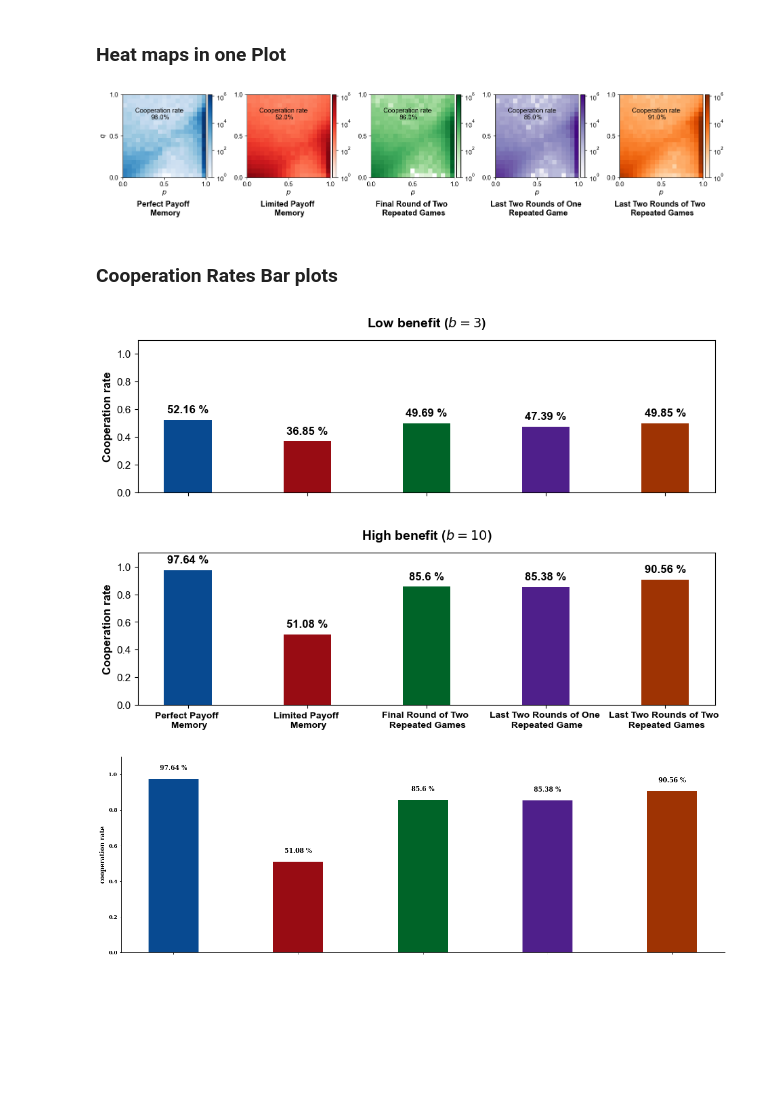
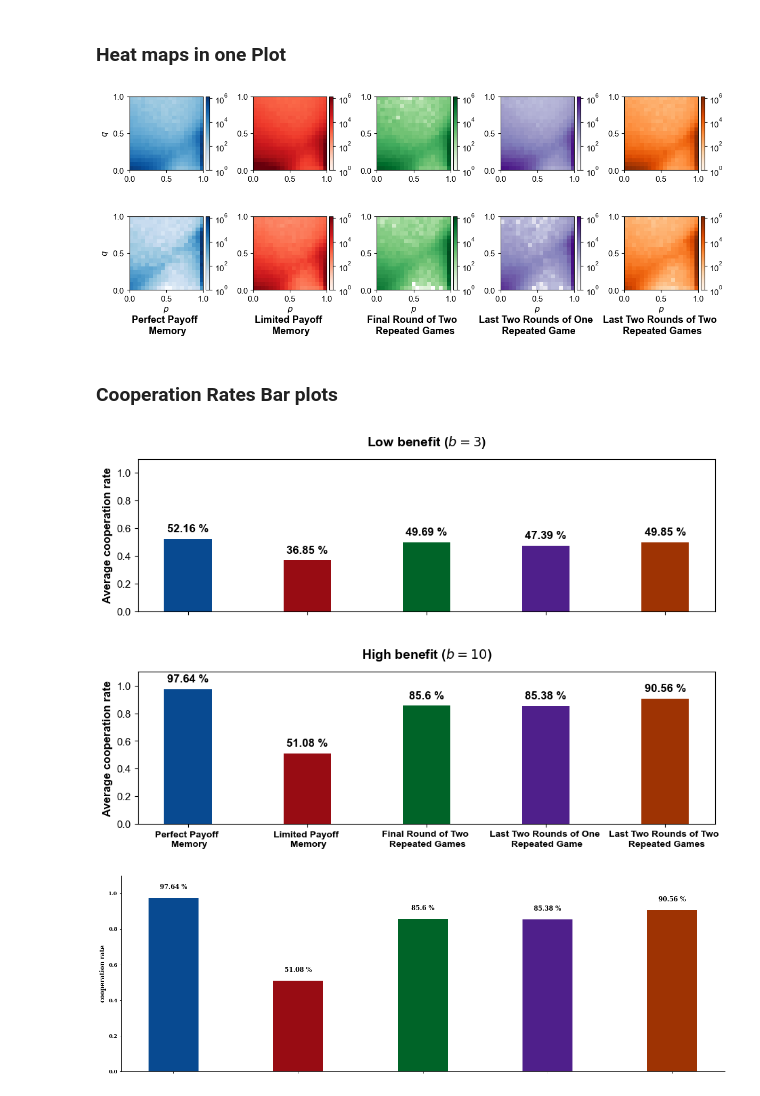
Before and after one commit to Nikoleta-v3/evolution-of-cooperation-with-limited-updating-payoff-memory, a Jupyter notebook: nbs/Donation Game More Memory.ipynb, the cells around one changed output. Cells and saved outputs as stored; diff of their text form; code cells hidden in the pictures; blank space fills up the shorter version.

Commit message:
working on SI figures

```diff
--- a/nbs/Donation Game More Memory.ipynb
+++ b/nbs/Donation Game More Memory.ipynb
@@ -233,6 +233,13 @@ high_benefit_files = [
          "../to_archieve/clean_two_opponents_benefit_10.csv",
          "../to_archieve/clean_two_rounds_benefit_10.csv",
          "../to_archieve/clean_two_rounds_opponents_benefit_10.csv"]
+# %%
+low_benefit_files = [
+         "../to_archieve/perfect_memory/clean_c_1_b_3_stochastic_0.csv",
+         "../to_archieve/limited_memory/clean_last_round_b_3.csv",
+         "../to_archieve/clean_two_opponents_benefit_3.csv",
+         "../to_archieve/clean_two_rounds_low_benefit_fix.csv",
+         "../to_archieve/clean_two_rounds_opponents_benefit_3.csv"]
 # %%
 heatmaps = []
 
@@ -241,7 +248,7 @@ extents = []
 dfs = []
 
 
-for file in high_benefit_files:
+for file in low_benefit_files + high_benefit_files:
     df = pd.read_csv(file)
     if file == "../to_archieve/limited_memory/clean_last_round_b_10.csv":
         df = df[df.index < 54141]
@@ -262,48 +269,49 @@ for file in high_benefit_files:
     heatmaps.append(heatmap)
     extents.append(extent)
 # %%
-fig, axes = plt.subplots(ncols=5, nrows=1, figsize=(15, 10))
+fig, axes = plt.subplots(ncols=5, nrows=2, figsize=(12, 5.5))
 
 
-cooperation_rates = [round(sum(df['average cooperation rate'] * (df['frequencies'] / sum(df['frequencies']))), 2)
-                     for df in dfs]
+# cooperation_rates = [round(sum(df['average cooperation rate'] * (df['frequencies'] / sum(df['frequencies']))), 2)
+#                      for df in dfs]
 
 for i, heatmap in enumerate(heatmaps):
 
-    index = (i % 5)
+    index = int(i / 5), (i % 5)
 
     im = axes[index].imshow(heatmap.T, extent=extent, origin="lower",
-                            cmap=cmaps[i],
+                            cmap=cmaps[(i % 5)],
                             norm=colors.LogNorm(vmin=min_, vmax=max_))
 
     divider = make_axes_locatable(axes[index])
     cax = divider.append_axes('right', size='5%', pad=0.05)
     fig.colorbar(im, cax=cax, orientation='vertical')
 
     axes[index].set_xticks(np.linspace(0, 1, 3))
     axes[index].set_yticks(np.linspace(0, 1, 3));
-    axes[index].set_xlabel("$p$")
+    if index[0] == 1:
+        axes[index].set_xlabel("$p$")
 
 
-    axes[index].text(0.45, 0.7, "Cooperation rate \n" + str(round(cooperation_rates[i] * 100, 2)) + '%',
-                     horizontalalignment='center')
+#     axes[index].text(0.45, 0.7, "Cooperation rate \n" + str(round(cooperation_rates[i] * 100, 2)) + '%',
+#                      horizontalalignment='center')
 
-axes[0].set_ylabel("$q$")
+axes[0, 0].set_ylabel("$q$")
+axes[1, 0].set_ylabel("$q$");
 
-axes[0].set_title("Perfect Payoff \n Memory", weight="bold", y=-.5);
-axes[1].set_title("Limited Payoff \n Memory", weight="bold", y=-.5);
-axes[2].set_title("Final Round of Two \n Repeated Games", weight="bold", y=-.5);
-axes[3].set_title("Last Two Rounds of One \n Repeated Game", weight="bold", y=-.5);
-axes[4].set_title("Last Two Rounds of Two \n Repeated Games", weight="bold", y=-.5);
+axes[1, 0].set_title("Perfect Payoff \n Memory", weight="bold", y=-.65);
+axes[1, 1].set_title("Limited Payoff \n Memory", weight="bold", y=-.65);
+axes[1, 2].set_title("Final Round of Two \n Repeated Games", weight="bold", y=-.65);
+axes[1, 3].set_title("Last Two Rounds of One \n Repeated Game", weight="bold", y=-.65);
+axes[1, 4].set_title("Last Two Rounds of Two \n Repeated Games", weight="bold", y=-.65);
 
-
-
+# plt.subplots_adjust(wspace=)
 
 fig.tight_layout();
 
 fig.savefig("../paper/static/more_memory_heatmaps_donation_game.pdf", bbox_inches='tight')
 # %% [output]
-[figure, old version]
+[figure, new version]
 # %% [markdown]
 ### Cooperation Rates Bar plots
 # %%
@@ -341,7 +349,7 @@ axes[0].bar(x_pos, height_low, width=0.4, color=bar_colors);
 axes[1].bar(x_pos, height_high, width=0.4, color=bar_colors);
 
 for ax in axes:
-    ax.set_ylabel("Cooperation rate", weight="bold", fontsize=12);
+    ax.set_ylabel("Average cooperation rate", weight="bold", fontsize=12);
     ax.set_ylim(0, 1.1);
     ax.set_xticks([0, 1, 2, 3, 4]);
 
@@ -376,7 +384,7 @@ plt.subplots_adjust(hspace=.4)
 
 plt.savefig("../paper/static/cooperation_rates_for_low_benefit.pdf", bbox_inches='tight')
 # %% [output]
-[figure, old version]
+[figure, new version]
 # %%
 fig, axes = plt.subplots(figsize=(21, 7));
 
```
Also changed, not shown: 12 other files.
